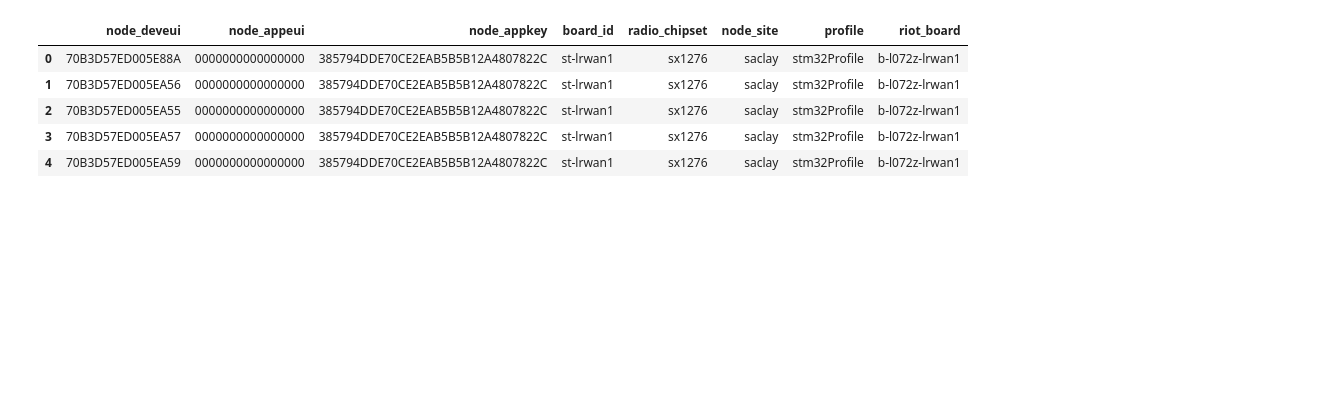
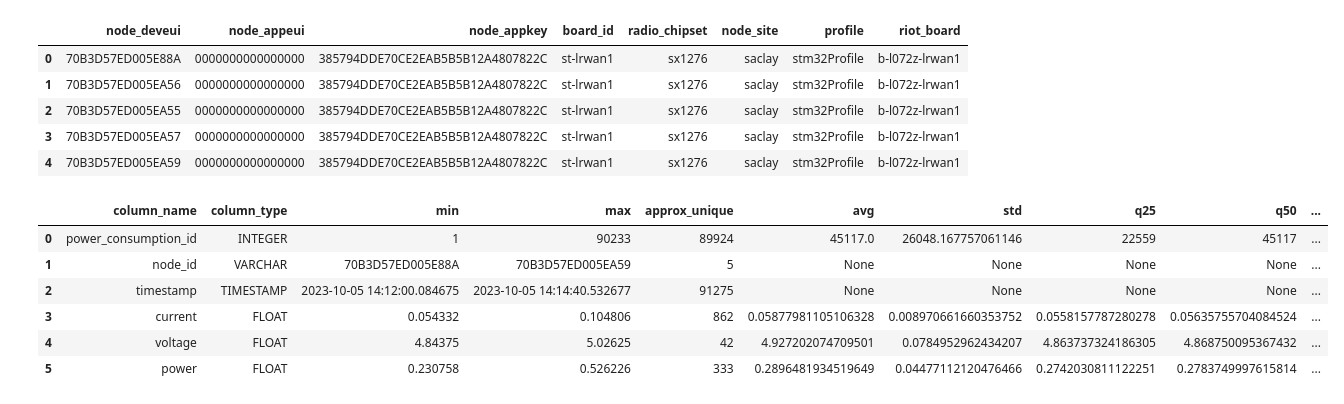
Before and after one commit to FlapKap/Terra, a Jupyter notebook: experiment/visualize.ipynb, the cells around one changed output. Saved outputs shown, nothing was run; the diff lists cells and outputs as text; code cells hidden in the pictures; blank space fills up the shorter version.

```diff
--- a/experiment/visualize.ipynb
+++ b/experiment/visualize.ipynb
@@ -43,4 +61,13 @@ Connecting to 'duckdb:///./380272.duckdb'
 # %%
 
 timestamps=%sql select timestamp from Power_Consumption
-timestamps = timestamps["timestamp"].map(lambda x: x.isoformat())
+#timestamps = timestamps["timestamp"].map(lambda x: x.isoformat())
+%sql SUMMARIZE Power_Consumption
+# %% [output]
+|  | column_name | column_type | min | max | approx_unique | avg | std | q25 | q50 | ... |
+| 0 | power_consumption_id | INTEGER | 1 | 90233 | 89924 | 45117.0 | 26048.167757061146 | 22559 | 45117 | ... |
+| 1 | node_id | VARCHAR | 70B3D57ED005E88A | 70B3D57ED005EA59 | 5 | None | None | None | None | ... |
+| 2 | timestamp | TIMESTAMP | 2023-10-05 14:12:00.084675 | 2023-10-05 14:14:40.532677 | 91275 | None | None | None | None | ... |
+| 3 | current | FLOAT | 0.054332 | 0.104806 | 862 | 0.05877981105106328 | 0.008970661660353752 | 0.0558157787280278 | 0.05635755704084524 | ... |
+| 4 | voltage | FLOAT | 4.84375 | 5.02625 | 42 | 4.927202074709501 | 0.0784952962434207 | 4.863737324186305 | 4.868750095367432 | ... |
+| 5 | power | FLOAT | 0.230758 | 0.526226 | 333 | 0.2896481934519649 | 0.04477112120476466 | 0.2742030811122251 | 0.2783749997615814 | ... |
```
Also changed, not shown: parts of 8 cells of this notebook, 4 other files.
